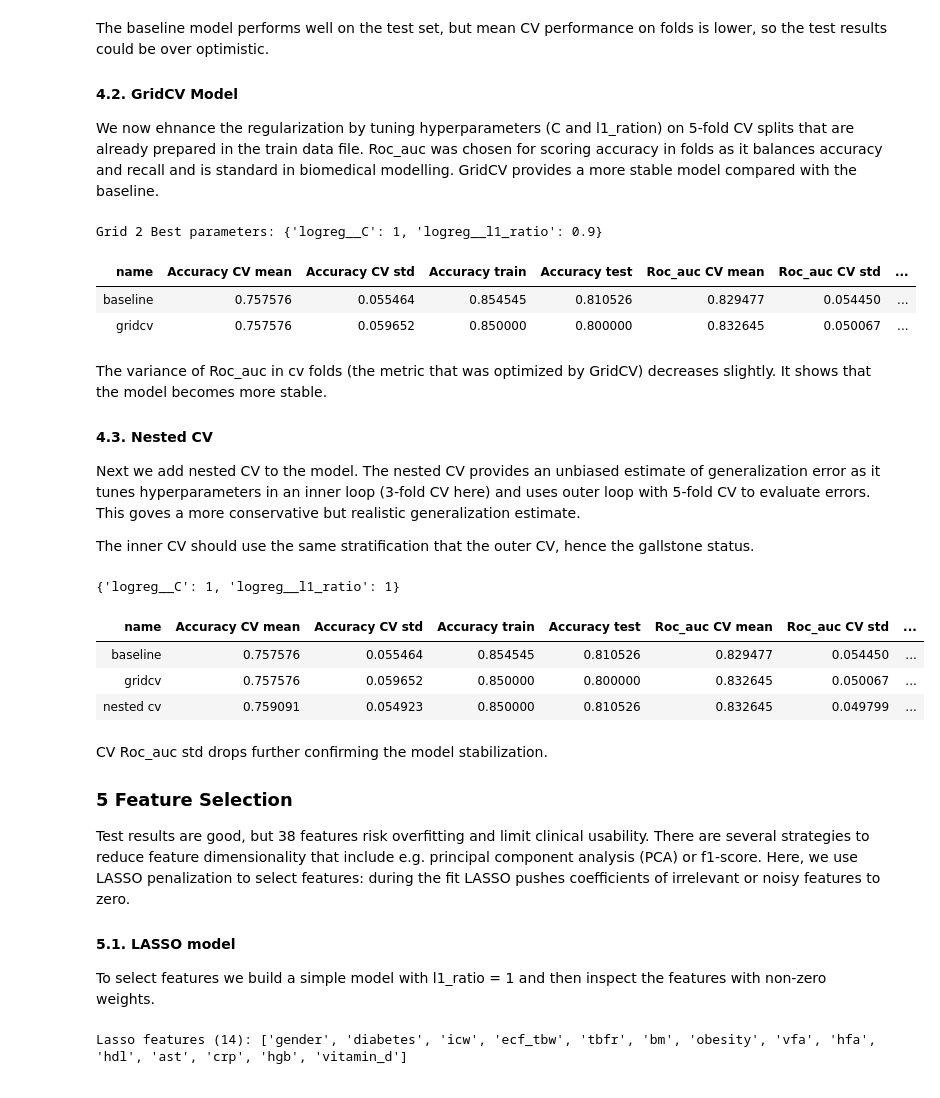
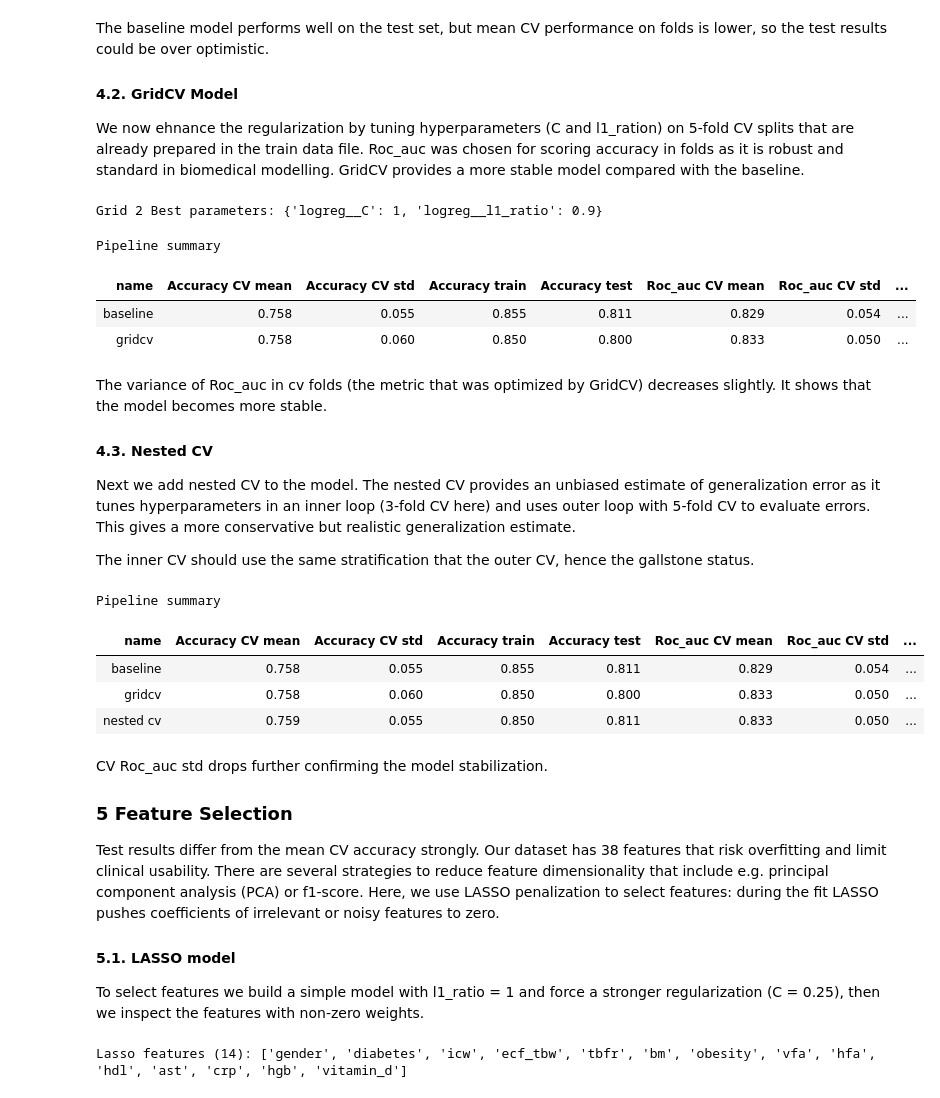
Before and after one commit to AnnaLyamkina/Gallstone-prediction, a Jupyter notebook: 03_regression_model.ipynb, the cells around one changed output. Drawn from its saved outputs; the diff is of its cells as text; code cells hidden in the pictures.

```diff
--- a/03_regression_model.ipynb
+++ b/03_regression_model.ipynb
@@ -193,7 +225,8 @@ pipeline_1 = Pipeline([
 ])
 
 
-pipelines_results.append(get_pipeline_results(pipeline_1, name="baseline"))
+pipelines_results.append(get_pipeline_results(
+    pipeline_1, name="baseline",  X_train=X_train, y_train=y_train, X_test=X_test, y_test=y_test, splits=splits
+    ))
 show_pipeline_summary(pipelines_results)
-show_pipeline_folds([get_pipeline_results(pipeline_1, name="baseline")])
 # %% [output]
@@ -240,7 +238,7 @@ The baseline model performs well on the test set, but mean CV performance on fol
 
 #### 4.2. GridCV Model
 
-We now ehnance the regularization by tuning hyperparameters (C and l1_ration) on 5-fold CV splits that are already prepared in the train data file. Roc_auc was chosen for scoring accuracy in folds as it balances accuracy and recall and is standard in biomedical modelling. GridCV provides a more stable model compared with the baseline.
+We now ehnance the regularization by tuning hyperparameters (C and l1_ration) on 5-fold CV splits that are already prepared in the train data file. Roc_auc was chosen for scoring accuracy in folds as it is robust and standard in biomedical modelling. GridCV provides a more stable model compared with the baseline.
 # %%
 # cv on predefined splits
 
@@ -270,19 +268,22 @@ grid_2.fit(X_train, y_train)
 pipeline_2_best = grid_2.best_estimator_
 print("Grid 2 Best parameters:", grid_2.best_params_)
 
-pipelines_results.append(get_pipeline_results(pipeline_2_best, name="gridcv"))
+pipelines_results.append(get_pipeline_results(
+    pipeline_2_best, name="gridcv",  X_train=X_train, y_train=y_train, X_test=X_test, y_test=y_test, splits=splits
+    ))
 show_pipeline_summary(pipelines_results)
 # %% [output]
 Grid 2 Best parameters: {'logreg__C': 1, 'logreg__l1_ratio': 0.9}
+Pipeline summary
 | name | Accuracy CV mean | Accuracy CV std | Accuracy train | Accuracy test | Roc_auc CV mean | Roc_auc CV std | ... |
-| baseline | 0.757576 | 0.055464 | 0.854545 | 0.810526 | 0.829477 | 0.054450 | ... |
-| gridcv | 0.757576 | 0.059652 | 0.850000 | 0.800000 | 0.832645 | 0.050067 | ... |
+| baseline | 0.758 | 0.055 | 0.855 | 0.811 | 0.829 | 0.054 | ... |
+| gridcv | 0.758 | 0.060 | 0.850 | 0.800 | 0.833 | 0.050 | ... |
 # %% [markdown]
 The variance of Roc_auc in cv folds (the metric that was optimized by GridCV) decreases slightly. It shows that the model becomes more stable.
 
 #### 4.3. Nested CV
 
-Next we add nested CV to the model. The nested CV provides an unbiased estimate of generalization error as it tunes hyperparameters in an inner loop (3-fold CV here) and uses outer loop with 5-fold CV to evaluate errors. This goves a more conservative but realistic generalization estimate.
+Next we add nested CV to the model. The nested CV provides an unbiased estimate of generalization error as it tunes hyperparameters in an inner loop (3-fold CV here) and uses outer loop with 5-fold CV to evaluate errors. This gives a more conservative but realistic generalization estimate.
 
 The inner CV should use the same stratification that the outer CV, hence the gallstone status.
 # %%
@@ -304,51 +305,52 @@ for i, (train_idx, val_idx) in enumerate(splits):
     ('logreg', LogisticRegression(max_iter=10000, penalty="elasticnet", solver="saga",
         random_state=42))
 ])
     grid_3 = GridSearchCV(
         estimator=pipeline_3_inner,
         param_grid=param_grid,
         cv=inner_cv,
         scoring=scoring_gridcv,
         verbose=0,
     )
 
-    grid_3.fit(X_train_fold, y_train_fold)   # inner CV tuning happens here
+    grid_3.fit(X_train_fold, y_train_fold)   # inner CV tuning
     score = grid_3.score(X_val_fold, y_val_fold)   # outer validation
     best_params = grid_3.best_params_
     nested_cv_fold_scores.append(score)
-    # print(f"{fold_names[i]} Grid 3 Best parameters: {best_params} best score: {score}")
     nested_cv_fold_best_params.append(best_params)
 
 nested_cv_best_params = nested_cv_fold_best_params[np.argmax(nested_cv_fold_scores)]
 pipeline_3 = Pipeline([
     ('scaler', StandardScaler()),
     ('logreg', LogisticRegression(
         max_iter=10000,
         penalty='elasticnet',
         solver='saga',
         C=nested_cv_best_params['logreg__C'],
         l1_ratio=nested_cv_best_params['logreg__l1_ratio']
     ))
 ])
-print(nested_cv_best_params)
-pipelines_results.append(get_pipeline_results(pipeline_3, name="nested cv"))
+# print(nested_cv_best_params)
+pipelines_results.append(get_pipeline_results(
+    pipeline_3, name="nested cv",  X_train=X_train, y_train=y_train, X_test=X_test, y_test=y_test, splits=splits
+    ))
 show_pipeline_summary(pipelines_results)
 # %% [output]
-{'logreg__C': 1, 'logreg__l1_ratio': 1}
+Pipeline summary
 | name | Accuracy CV mean | Accuracy CV std | Accuracy train | Accuracy test | Roc_auc CV mean | Roc_auc CV std | ... |
-| baseline | 0.757576 | 0.055464 | 0.854545 | 0.810526 | 0.829477 | 0.054450 | ... |
-| gridcv | 0.757576 | 0.059652 | 0.850000 | 0.800000 | 0.832645 | 0.050067 | ... |
-| nested cv | 0.759091 | 0.054923 | 0.850000 | 0.810526 | 0.832645 | 0.049799 | ... |
+| baseline | 0.758 | 0.055 | 0.855 | 0.811 | 0.829 | 0.054 | ... |
+| gridcv | 0.758 | 0.060 | 0.850 | 0.800 | 0.833 | 0.050 | ... |
+| nested cv | 0.759 | 0.055 | 0.850 | 0.811 | 0.833 | 0.050 | ... |
 # %% [markdown]
 CV Roc_auc std drops further confirming the model stabilization.
 
 ### 5 Feature Selection
 
-Test results are good, but 38 features risk overfitting and limit clinical usability. There are several strategies to reduce feature dimensionality that include e.g. principal component analysis (PCA) or f1-score. Here, we use LASSO penalization to select features: during the fit LASSO pushes coefficients of irrelevant or noisy features to zero.
+Test results differ from the mean CV accuracy strongly. Our dataset has 38 features that risk overfitting and limit clinical usability. There are several strategies to reduce feature dimensionality that include e.g. principal component analysis (PCA) or f1-score. Here, we use LASSO penalization to select features: during the fit LASSO pushes coefficients of irrelevant or noisy features to zero.
 
 #### 5.1. LASSO model
 
-To select features we build a simple model with l1_ratio = 1 and then inspect the features with non-zero weights.
+To select features we build a simple model with l1_ratio = 1 and force a stronger regularization (C = 0.25), then we inspect the features with non-zero weights.
 # %%
 # Lasso strong
 pipeline_4 = Pipeline([
```
Also changed, not shown: parts of 24 cells of this notebook, 1 other file.
